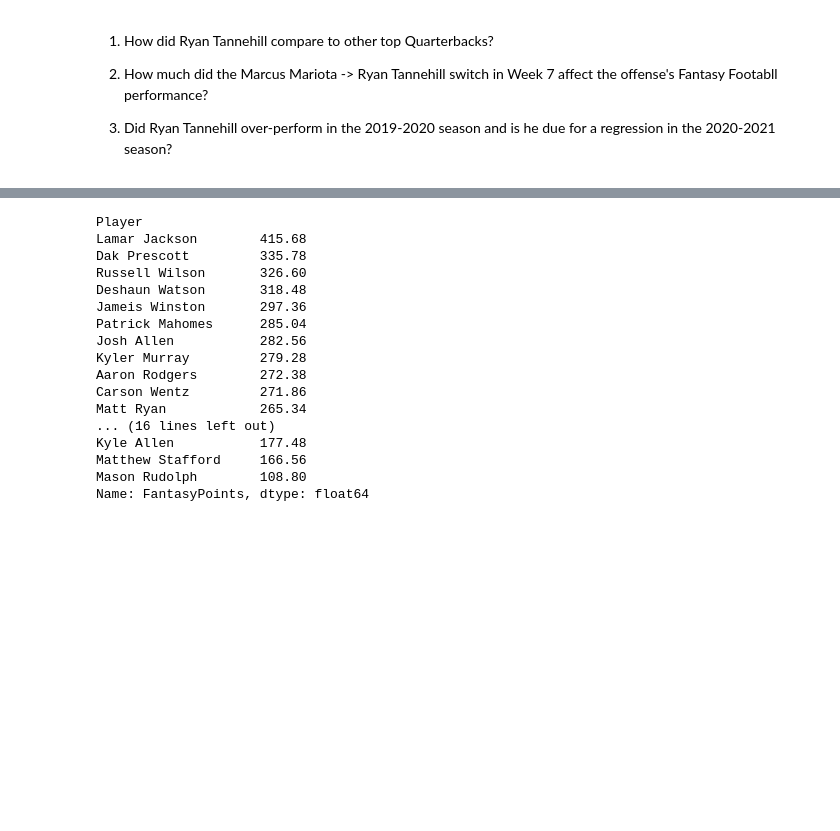
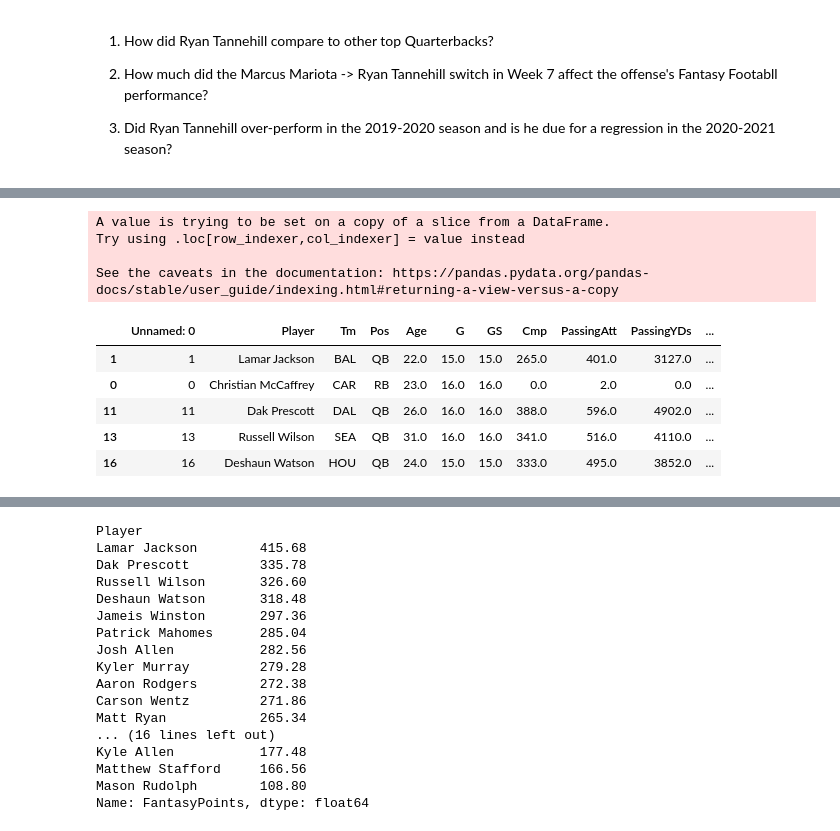
Before and after one commit to piercepatrick/Fantasy-Football-Analysis, a Jupyter notebook: Tannehilll_Analysis.ipynb, the cells around one changed output, grey strips where cells are left out. Saved outputs shown, nothing was run; the diff lists cells and outputs as text; code cells hidden in the pictures; blank space fills up the shorter version.

```diff
--- a/Tannehilll_Analysis.ipynb
+++ b/Tannehilll_Analysis.ipynb
@@ -46 +90,23 @@ df.rename(columns = {'HalfPPRFantasyPoints': 'FantasyPoints'}, inplace = True)
+# %%
+year_df = year_df.loc[:, ~year_df.columns.duplicated()]
+year_df['Usage'] = year_df['Tgt'] + year_df['RushingAtt']
+# %% [output]
+A value is trying to be set on a copy of a slice from a DataFrame.
+Try using .loc[row_indexer,col_indexer] = value instead
+
+See the caveats in the documentation: https://pandas.pydata.org/pandas-docs/stable/user_guide/indexing.html#returning-a-view-versus-a-copy
+# %%
+year_df['UsageRank'] = year_df['Usage'].rank(ascending = False)
+year_df['FantasyPointsRank'] = year_df['FantasyPoints'].rank(ascending = False)
+year_df['FantasyPoints/GM'] = year_df['FantasyPoints'] / year_df['G']
+year_df['FantasyPoints/GM_Rank'] = year_df['FantasyPoints'].rank(ascending = False)
+year_df['FantasyPoints/GM'] = year_df['FantasyPoints/GM'].apply(lambda x: round(x,2))
+year_df.sort_values(by='FantasyPoints/GM_Rank').head()
+# %% [output]
+|  | Unnamed: 0 | Player | Tm | Pos | Age | G | GS | Cmp | PassingAtt | PassingYDs | ... |
+| 1 | 1 | Lamar Jackson | BAL | QB | 22.0 | 15.0 | 15.0 | 265.0 | 401.0 | 3127.0 | ... |
+| 0 | 0 | Christian McCaffrey | CAR | RB | 23.0 | 16.0 | 16.0 | 0.0 | 2.0 | 0.0 | ... |
+| 11 | 11 | Dak Prescott | DAL | QB | 26.0 | 16.0 | 16.0 | 388.0 | 596.0 | 4902.0 | ... |
+| 13 | 13 | Russell Wilson | SEA | QB | 31.0 | 16.0 | 16.0 | 341.0 | 516.0 | 4110.0 | ... |
+| 16 | 16 | Deshaun Watson | HOU | QB | 24.0 | 15.0 | 15.0 | 333.0 | 495.0 | 3852.0 | ... |
 # %%
```
Also changed, not shown: parts of 14 cells of this notebook.
